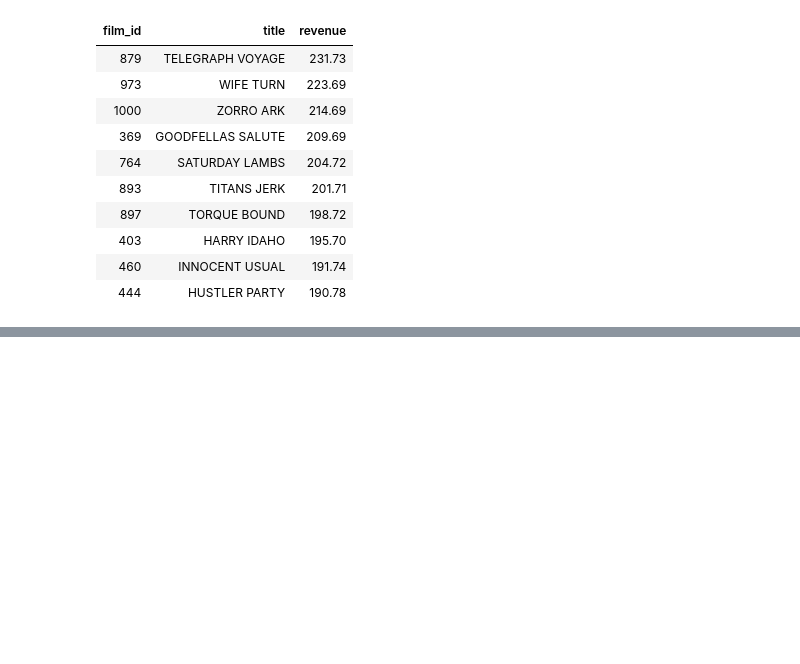
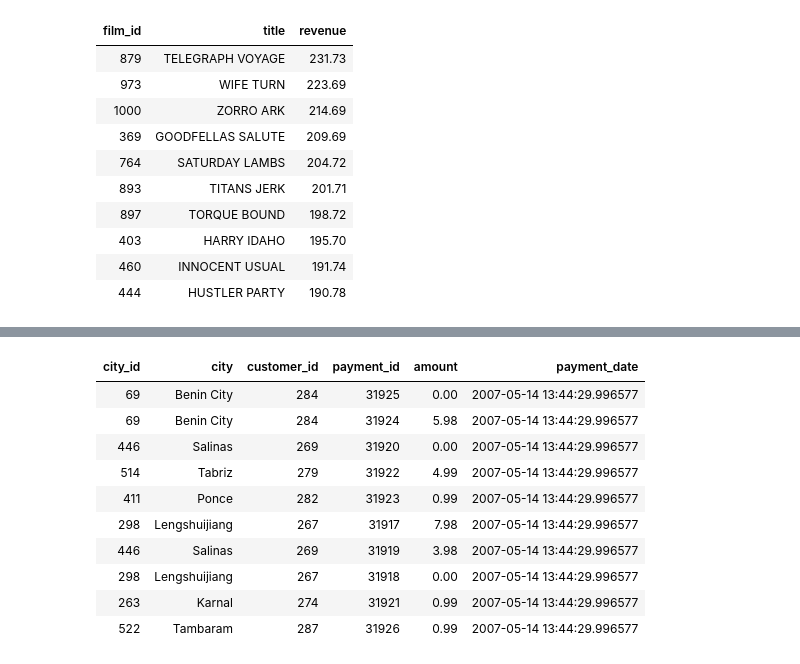
Before and after one commit to eslamdyab21/Knowledge-Hub, a Jupyter notebook: Courses/Udacity-DWH/3NF-2-Star/notebook.ipynb, the cells around one changed output, grey strips where cells are left out. Cells and saved outputs as stored; diff of their text form; code cells hidden in the pictures; blank space fills up the shorter version.

```diff
--- a/Courses/Udacity-DWH/3NF-2-Star/notebook.ipynb
+++ b/Courses/Udacity-DWH/3NF-2-Star/notebook.ipynb
@@ -300,0 +355,23 @@ select_query(query)
+# %%
+query = ("""
+    select ci.city_id, ci.city, cu.customer_id, p.payment_id, p.amount, p.payment_date
+    from city ci
+    join address ad on (ci.city_id = ad.city_id)
+    join customer cu on (ad.address_id = cu.address_id)
+    join payment p on (cu.customer_id = p.customer_id)
+    order by p.payment_date desc
+    limit 10;
+""")
+select_query(query)
+# %% [output]
+| city_id | city | customer_id | payment_id | amount | payment_date |
+| 69 | Benin City | 284 | 31925 | 0.00 | 2007-05-14 13:44:29.996577 |
+| 69 | Benin City | 284 | 31924 | 5.98 | 2007-05-14 13:44:29.996577 |
+| 446 | Salinas | 269 | 31920 | 0.00 | 2007-05-14 13:44:29.996577 |
+| 514 | Tabriz | 279 | 31922 | 4.99 | 2007-05-14 13:44:29.996577 |
+| 411 | Ponce | 282 | 31923 | 0.99 | 2007-05-14 13:44:29.996577 |
+| 298 | Lengshuijiang | 267 | 31917 | 7.98 | 2007-05-14 13:44:29.996577 |
+| 446 | Salinas | 269 | 31919 | 3.98 | 2007-05-14 13:44:29.996577 |
+| 298 | Lengshuijiang | 267 | 31918 | 0.00 | 2007-05-14 13:44:29.996577 |
+| 263 | Karnal | 274 | 31921 | 0.99 | 2007-05-14 13:44:29.996577 |
+| 522 | Tambaram | 287 | 31926 | 0.99 | 2007-05-14 13:44:29.996577 |
```
Also changed, not shown: parts of 6 cells of this notebook.
